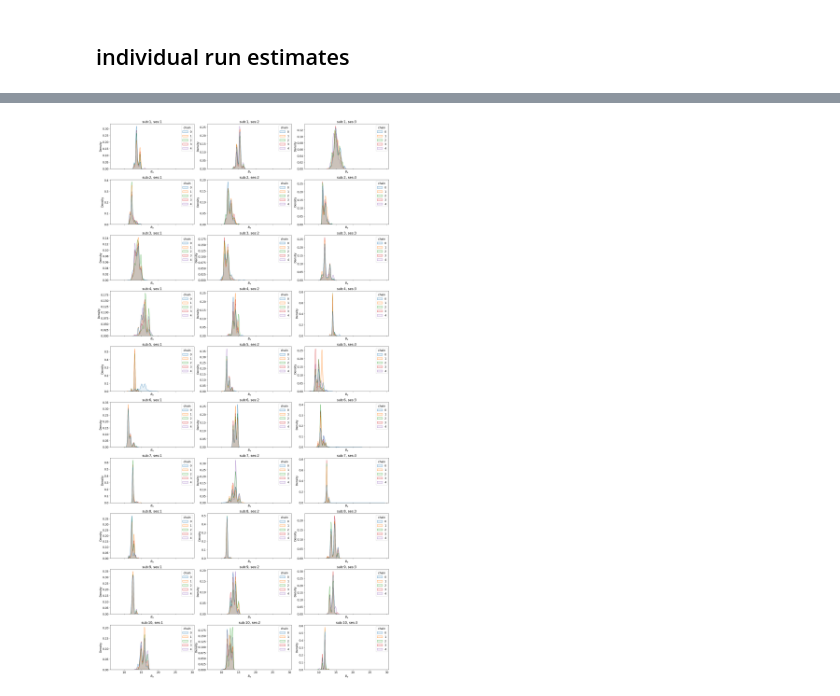
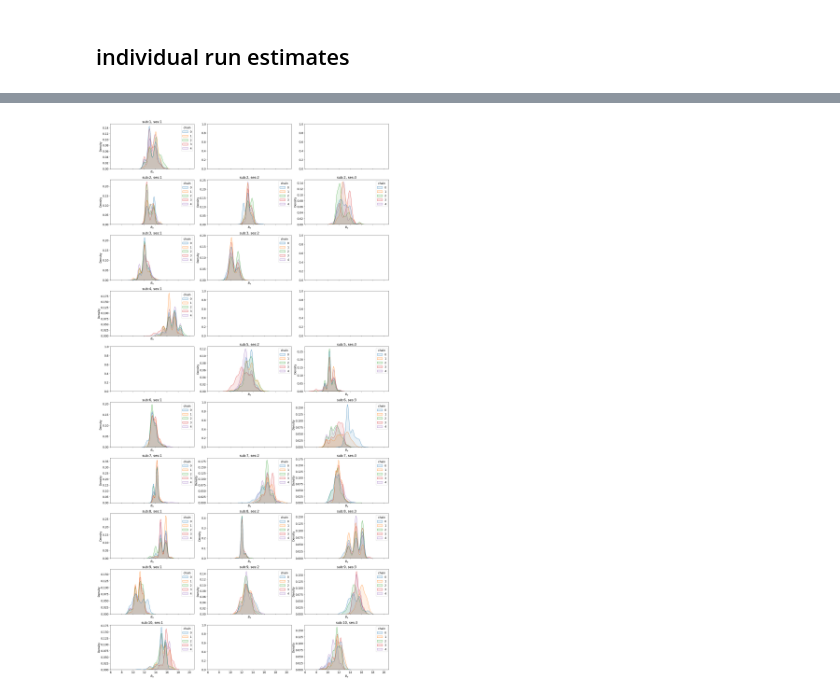
Before and after one commit to govinda-umd/network_estimation, a Jupyter notebook: nb/mar24/02c-desc-fit-sbm-mcmc-diagnosis.ipynb, the cells around one changed output, grey strips where cells are left out. Cells and saved outputs as stored; diff of their text form; code cells hidden in the pictures.

```diff
--- a/nb/mar24/02c-desc-fit-sbm-mcmc-diagnosis.ipynb
+++ b/nb/mar24/02c-desc-fit-sbm-mcmc-diagnosis.ipynb
@@ -77,8 +77,8 @@ os.system(f'mkdir -p {NII_path}/indiv')
 os.system(f'mkdir -p {NII_path}/group')
 
 # sbm model class
-args.dc = 'nd'
-args.sbm = 'd'
+args.dc = 'dc'
+args.sbm = 'h'
 # %%
 parcels_img = ants.image_read(f'{PARCELS_path}/{DESC}_desc-parcels.nii.gz')
 parcels = parcels_img.numpy()
@@ -146,6 +146,7 @@ for idx, row in fits_df.iterrows():
     ax = axs[sub-1, ses-1]
     ax.set(title=f'sub:{sub}, ses:{ses}', xlabel=f'MCMC sweeps', ylabel=f'$B_e$')
 
-    ax.plot(row['Be'])
+    Bes = row['Be'] if not 'h' in args.sbm else row['Be'][0]
+    ax.plot(Bes)
     ax.grid(True)
 # %% [output]
@@ -153,27 +154,28 @@ for idx, row in fits_df.iterrows():
 # %%
 # histograms/ probability densities of `Be`
 def prob_density(chain, win_len=2000):
     chain_idxs = []
     for idx_win in range(np.ceil(len(chain)/win_len).astype(int)):
         chain_idxs += [idx_win]*len(chain[idx_win*win_len : (idx_win+1)*win_len])
 
     win_df = pd.DataFrame({
         'Be':chain,
         'chain':chain_idxs,
     })
     return win_df
 
 ncols = 3
 nrows = 10
 fig, axs = plt.subplots(nrows=nrows, ncols=ncols, figsize=(7*ncols, 4*nrows), dpi=90, sharex=True, sharey=False)
 fig.tight_layout(h_pad=3, w_pad=2)
 
 for idx, row in fits_df.iterrows():
     sub, ses = row[['sub', 'ses']]
     ax = axs[sub-1, ses-1]
     ax.set(title=f'sub:{sub}, ses:{ses}', xlabel=f'$B_e$')
 
-    win_df = prob_density(row['Be'], win_len=2000)
+    Bes = row['Be'] if not 'h' in args.sbm else row['Be'][0]
+    win_df = prob_density(Bes, win_len=2000)
     sns.kdeplot(data=win_df, x='Be', hue='chain', palette='tab10', fill=True, alpha=0.1, ax=ax)
 # %% [output]
-[figure, old version]
+[figure, new version]
```
Also changed, not shown: parts of 3 cells of this notebook, 2 other files.
